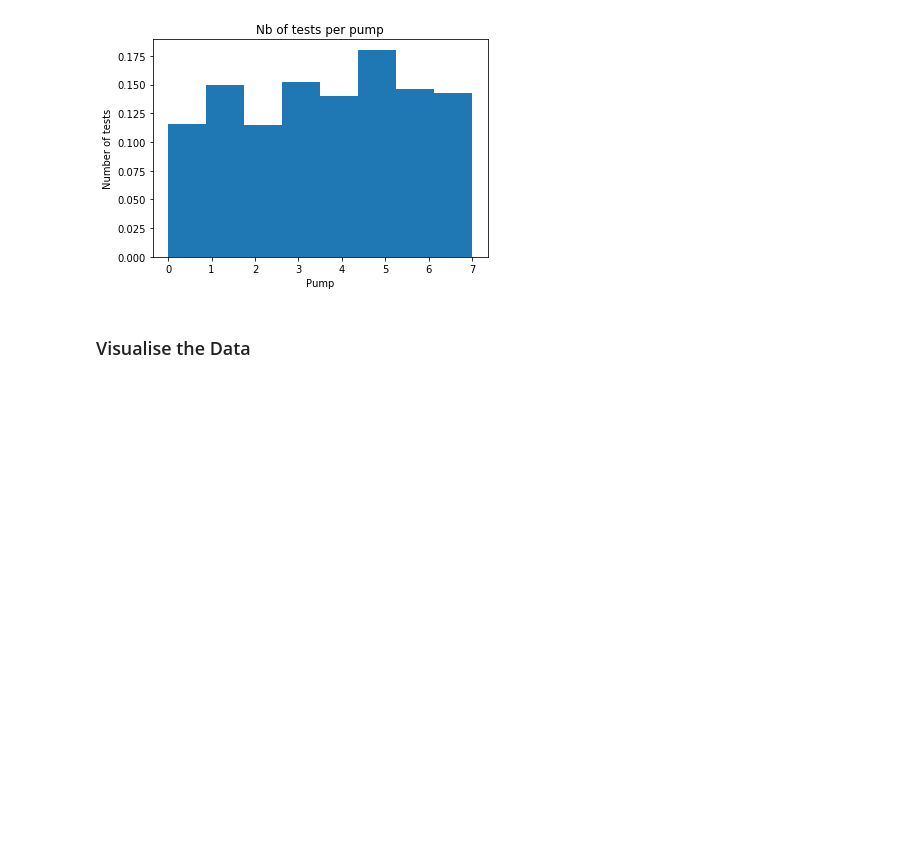
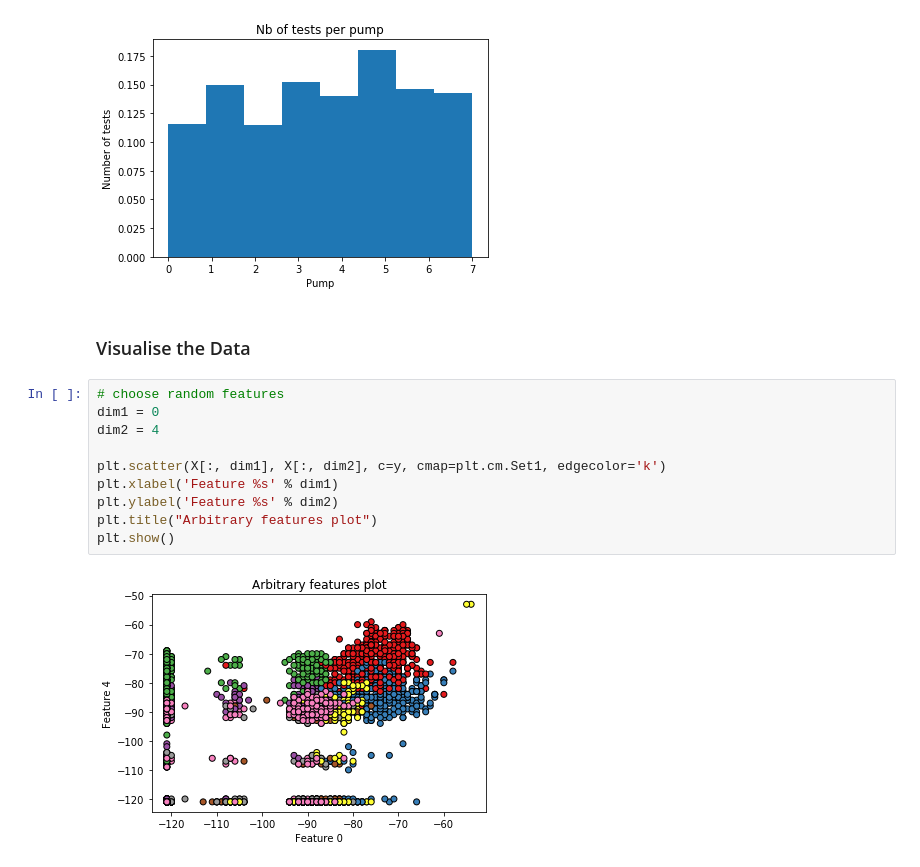
Before and after one commit to paulvercoustre/Beacon-Classifier, a Jupyter notebook: src/scripts/exploration.ipynb, the cells around one changed output. Saved outputs shown, nothing was run; the diff lists cells and outputs as text; blank space fills up the shorter version.

```diff
--- a/src/scripts/exploration.ipynb
+++ b/src/scripts/exploration.ipynb
@@ -34,6 +36,18 @@ plt.show()
 [figure]
 # %% [markdown]
 ### Visualise the Data
+# %%
+# choose random features
+dim1 = 0
+dim2 = 4
+
+plt.scatter(X[:, dim1], X[:, dim2], c=y, cmap=plt.cm.Set1, edgecolor='k')
+plt.xlabel('Feature %s' % dim1)
+plt.ylabel('Feature %s' % dim2)
+plt.title("Arbitrary features plot")
+plt.show()
+# %% [output]
+[figure, added]
 # %%
 from sklearn.preprocessing import StandardScaler, MinMaxScaler
 from sklearn.decomposition import PCA, KernelPCA
```
Also changed, not shown: parts of 7 cells of this notebook, 10 other files.
